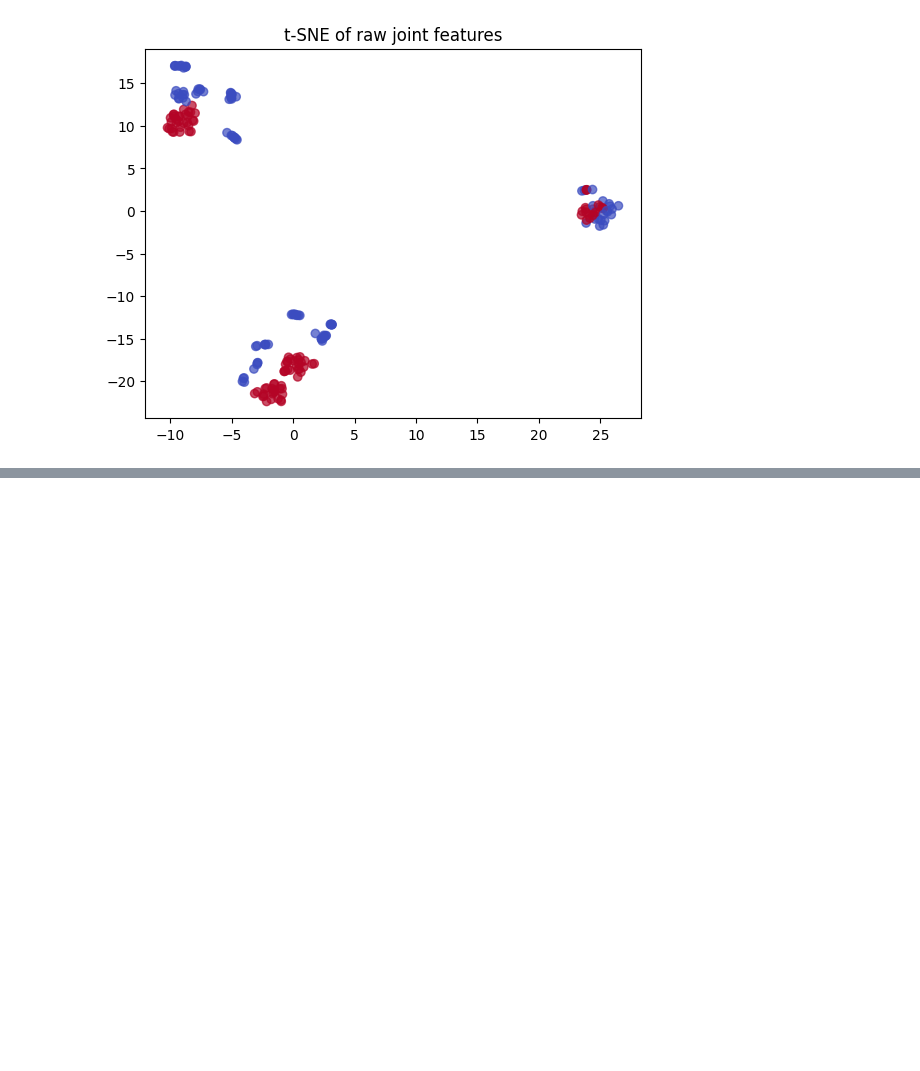
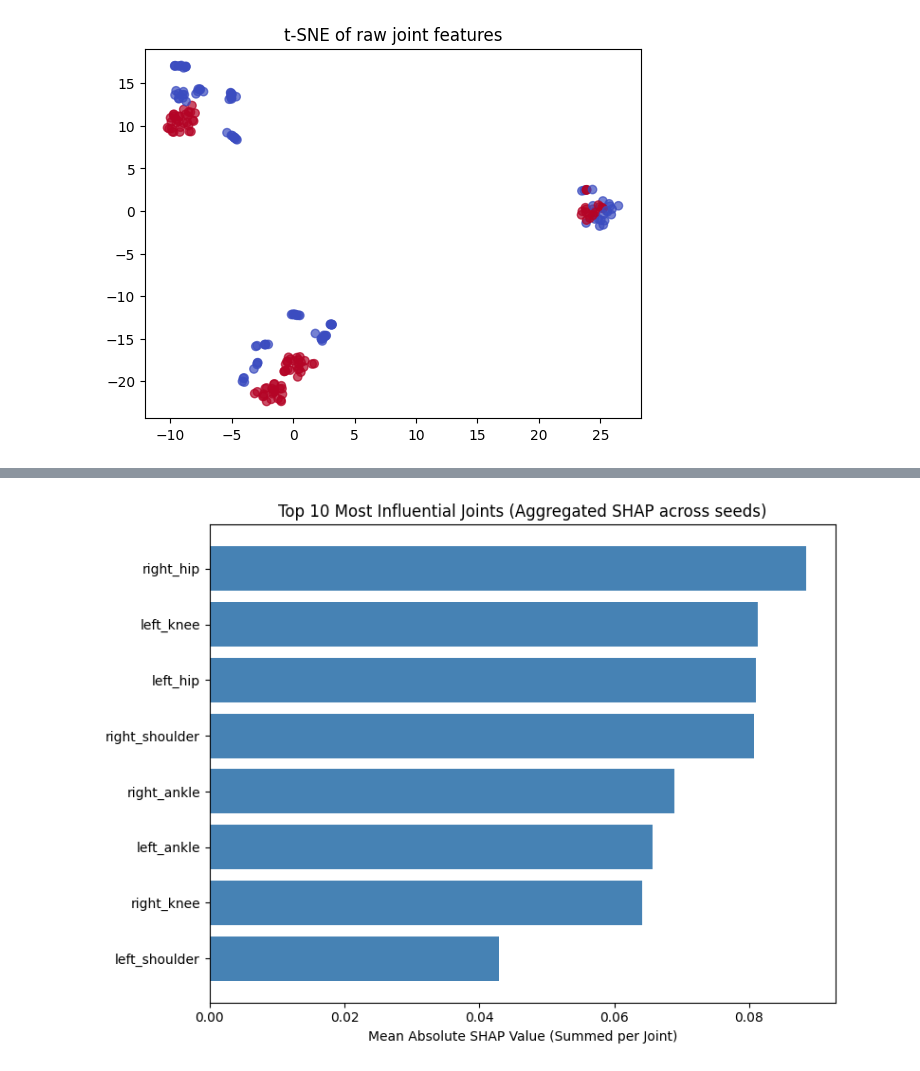
Before and after one commit to perujuice/BScThesis, a Jupyter notebook: models/rf-raw.ipynb, the cells around one changed output, grey strips where cells are left out. Drawn from its saved outputs; the diff is of its cells as text; code cells hidden in the pictures; blank space fills up the shorter version.

```diff
--- a/models/rf-raw.ipynb
+++ b/models/rf-raw.ipynb
@@ -252,3 +296,82 @@ plt.title("t-SNE of raw joint features")
 plt.show()
 # %% [output]
 [figure]
+# %%
+import shap
+import matplotlib.pyplot as plt
+import pandas as pd
+import numpy as np
+from collections import defaultdict
+
+# Your best parameters
+best_params = {
+    'max_depth': 9,
+    'max_features': 'sqrt',
+    'min_samples_leaf': 1,
+    'min_samples_split': 10,
+    'n_estimators': 100
+    }
+
+# Store SHAP values and test data for all seeds
+all_shap_values = []
+all_X_tests = []
+
+for seed in seeds:
+    print(f"Seed {seed}")
+    set_seed(seed)
+
+    # Train/test split
+    X_train, X_test, y_train, y_test = train_test_split(
+        X, y, test_size=0.2, stratify=y, random_state=seed
+    )
+
+    # Normalize
+    #scaler = MinMaxScaler()
+    #X_train = scaler.fit_transform(X_train)
+    #X_test = scaler.transform(X_test)
+
+    # Augment
+    #augmenter = Augmenter(noise_std=0.05, noise_n=2)
+    #X_train, y_train = augment_rf_data(X_train, y_train, augmenter, base_seed=seed)
+
+    # Train model
+    model = RandomForestClassifier(**best_params, random_state=seed)
+    model.fit(X_train, y_train)
+
+    # Compute SHAP
+    explainer = shap.TreeExplainer(model, model_output="raw")
+    shap_vals = explainer.shap_values(X_test)  # shape: (n_samples, n_features, 2)
+
+    # Use class 1 (good squat) explanation
+    shap_vals_class1 = shap_vals[:, :, 1]  # shape: (n_samples, n_features)
+
+    all_shap_values.append(shap_vals_class1)
+    all_X_tests.append(X_test)
+
+# Combine all SHAP and test data
+shap_all = np.vstack(all_shap_values)
+X_test_all = np.vstack(all_X_tests)
+mean_abs_shap = np.abs(shap_all).mean(axis=0)
+
+# Ensure feature names match SHAP shape
+feature_names = feature_cols[:shap_all.shape[1]]
+
+# 🔧 Group by joint prefix (e.g. left_knee, right_ankle)
+grouped_shap = defaultdict(float)
+for name, shap_val in zip(feature_names, mean_abs_shap):
+    parts = name.split("_")
+    group = f"{parts[0]}_{parts[1]}" if len(parts) >= 2 else parts[0]
+    grouped_shap[group] += abs(shap_val)
+
+# Build DataFrame from grouped SHAP scores
+grouped_df = pd.DataFrame(list(grouped_shap.items()), columns=["Joint", "Total Mean |SHAP|"])
+grouped_df = grouped_df.sort_values(by="Total Mean |SHAP|", ascending=False).head(10)
+
+# Plot grouped results
+plt.figure(figsize=(8, 6))
+plt.barh(grouped_df["Joint"][::-1], grouped_df["Total Mean |SHAP|"][::-1], color="steelblue")
+plt.xlabel("Mean Absolute SHAP Value (Summed per Joint)")
+plt.title("Top 10 Most Influential Joints (Aggregated SHAP across seeds)")
+plt.tight_layout()
+plt.show()
+# %% [output]
@@ -254,0 +398 @@ plt.show()
+[figure, added]
```
Also changed, not shown: parts of 11 cells of this notebook, 16 other files.
